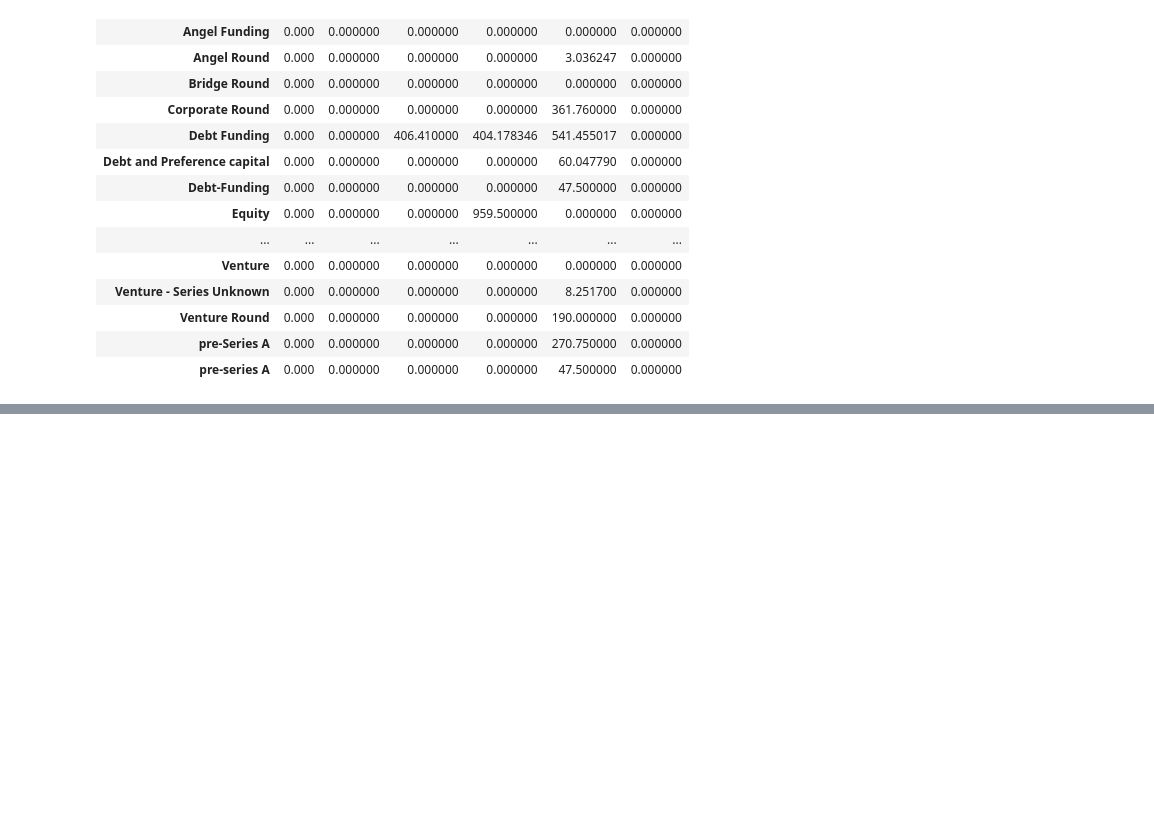
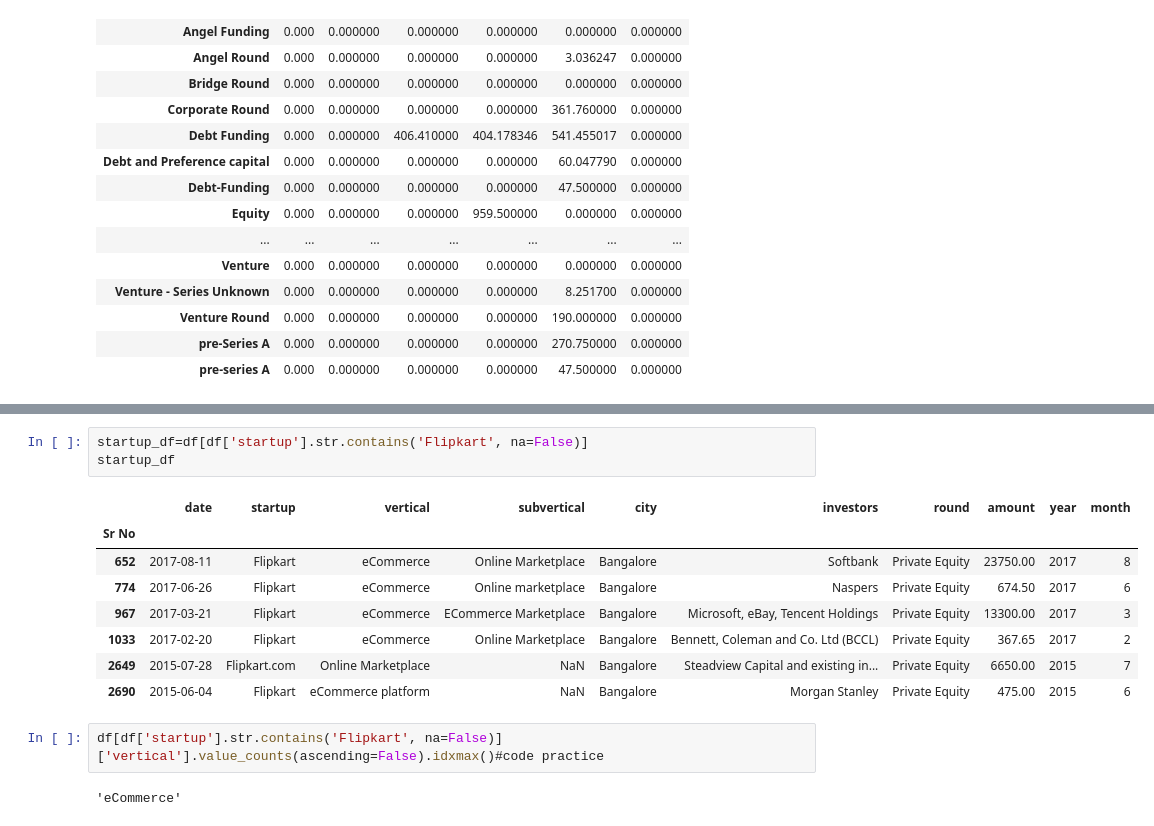
Before and after one commit to AnkitBhardwaj0/python_practice, a Jupyter notebook: pandas/startup_data_cleaning.ipynb, the cells around one changed output, grey strips where cells are left out. Drawn from its saved outputs; the diff is of its cells as text; blank space fills up the shorter version.

Commit message:
finding startup data

```diff
--- a/pandas/startup_data_cleaning.ipynb
+++ b/pandas/startup_data_cleaning.ipynb
@@ -397,0 +424,16 @@ df.pivot_table(index='round',columns='year',values='amount',aggfunc=sum,fill_val
+# %%
+startup_df=df[df['startup'].str.contains('Flipkart', na=False)]
+startup_df
+# %% [output]
+|  | date | startup | vertical | subvertical | city | investors | round | amount | year | month |
+| Sr No |  |  |  |  |  |  |  |  |  |  |
+| 652 | 2017-08-11 | Flipkart | eCommerce | Online Marketplace | Bangalore | Softbank | Private Equity | 23750.00 | 2017 | 8 |
+| 774 | 2017-06-26 | Flipkart | eCommerce | Online marketplace | Bangalore | Naspers | Private Equity | 674.50 | 2017 | 6 |
+| 967 | 2017-03-21 | Flipkart | eCommerce | ECommerce Marketplace | Bangalore | Microsoft, eBay, Tencent Holdings | Private Equity | 13300.00 | 2017 | 3 |
+| 1033 | 2017-02-20 | Flipkart | eCommerce | Online Marketplace | Bangalore | Bennett, Coleman and Co. Ltd (BCCL) | Private Equity | 367.65 | 2017 | 2 |
+| 2649 | 2015-07-28 | Flipkart.com | Online Marketplace | NaN | Bangalore | Steadview Capital and existing in... | Private Equity | 6650.00 | 2015 | 7 |
+| 2690 | 2015-06-04 | Flipkart | eCommerce platform | NaN | Bangalore | Morgan Stanley | Private Equity | 475.00 | 2015 | 6 |
+# %%
+df[df['startup'].str.contains('Flipkart', na=False)]['vertical'].value_counts(ascending=False).idxmax()#code practice
+# %% [output]
+'eCommerce'
```
Also changed, not shown: parts of 18 cells of this notebook.
